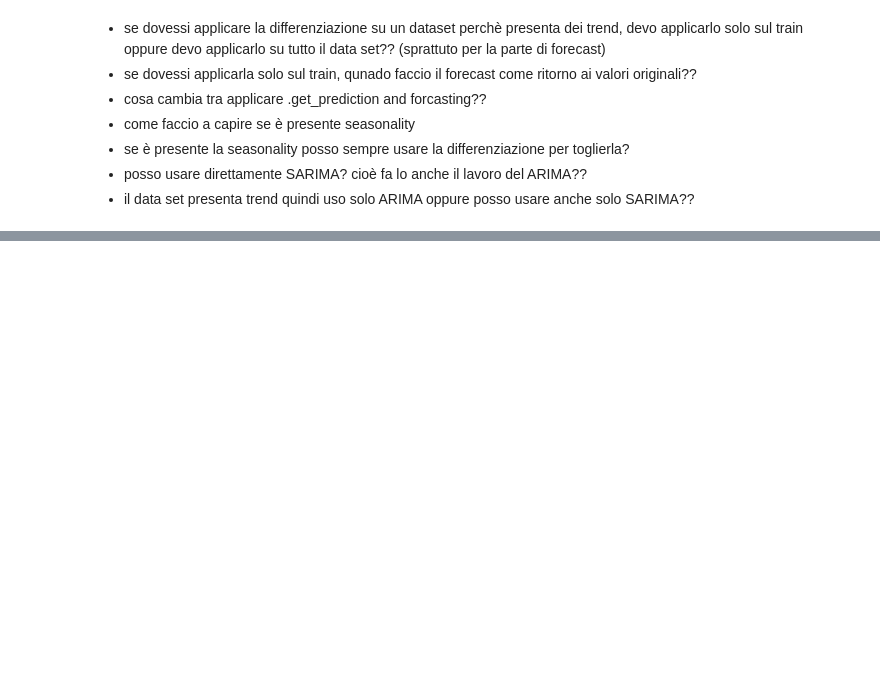
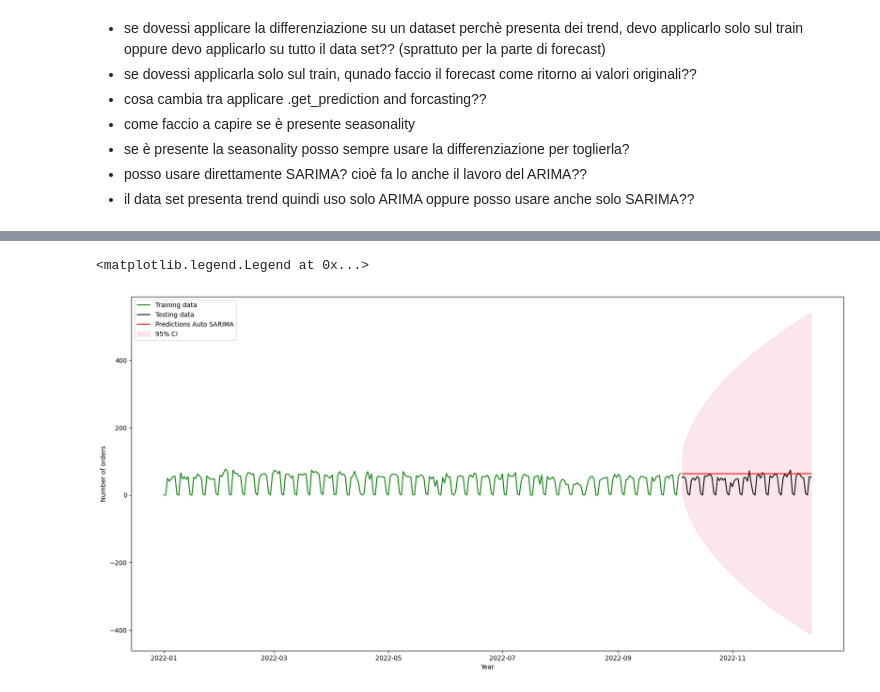
Before and after one commit to Mariodraghidicomodo/LOGISTICA, a Jupyter notebook: test.ipynb, the cells around one changed output, grey strips where cells are left out. Drawn from its saved outputs; the diff is of its cells as text; code cells hidden in the pictures; blank space fills up the shorter version.

```diff
--- a/test.ipynb
+++ b/test.ipynb
@@ -868,0 +1062,15 @@ plt.show()
+# %%
+model_SARIMA = result_SARIMA_auto.get_prediction(start=test.index[0], end=test.index[-1])
+df_auto_sarima = model_SARIMA.summary_frame()
+plt.figure(figsize=(20, 10))
+plt.plot(train, color='green',label='Training data')
+plt.plot(test, color='black', label='Testing data')
+plt.plot(df_auto_sarima['mean'], color='red', label='Predictions Auto SARIMA')
+plt.fill_between(df_auto_sarima.index, df_auto_sarima['mean_ci_lower'], df_auto_sarima['mean_ci_upper'], alpha=.1, color='crimson', label='95% CI')
+plt.xlabel('Year')
+plt.ylabel('Number of orders')
+
+plt.legend()
+# %% [output]
+<matplotlib.legend.Legend at 0x...>
+[figure, added]
```
Also changed, not shown: parts of 24 cells of this notebook, 1 other file.
